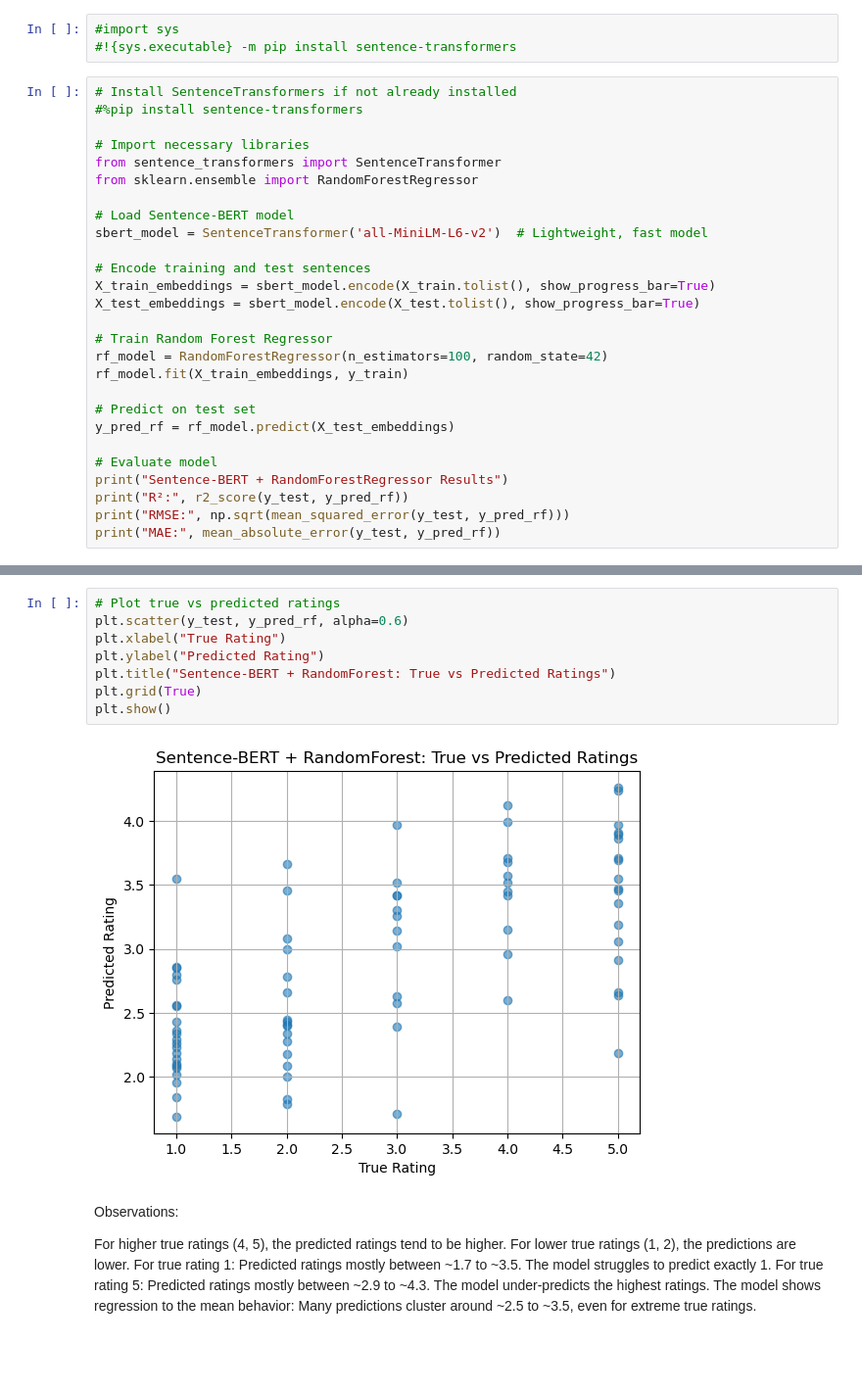
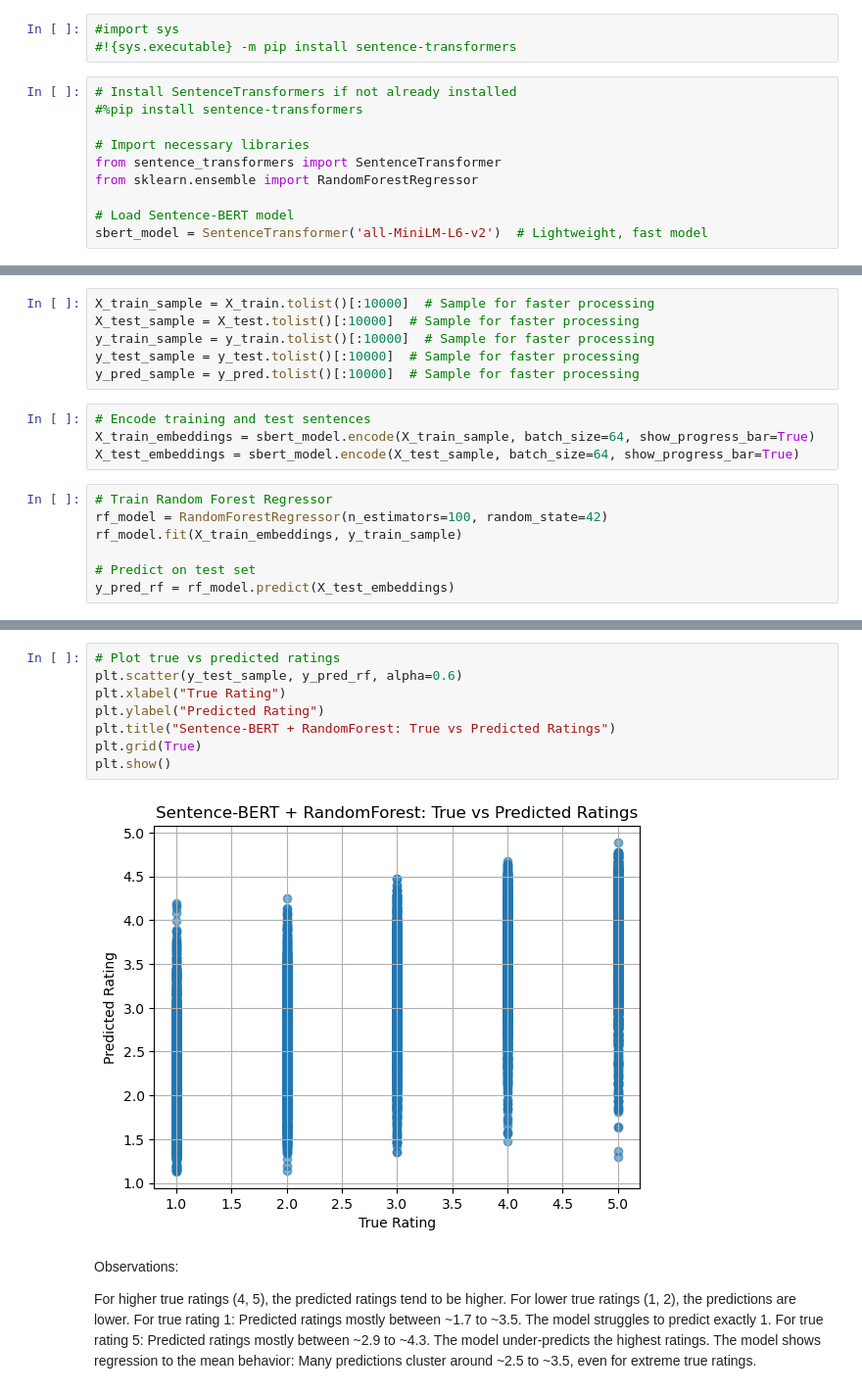
Before and after one commit to bigthinkertoo/AAI-510-Group-7, a Jupyter notebook: AA510_Rating_Prediction.ipynb, the cells around one changed output, grey strips where cells are left out. Shown at 98% size. Cells and saved outputs as stored; diff of their text form; blank space fills up the shorter version.

```diff
--- a/AA510_Rating_Prediction.ipynb
+++ b/AA510_Rating_Prediction.ipynb
@@ -483,20 +487,3 @@ from sklearn.ensemble import RandomForestRegressor
 
 # Load Sentence-BERT model
 sbert_model = SentenceTransformer('all-MiniLM-L6-v2')  # Lightweight, fast model
-
-# Encode training and test sentences
-X_train_embeddings = sbert_model.encode(X_train.tolist(), show_progress_bar=True)
-X_test_embeddings = sbert_model.encode(X_test.tolist(), show_progress_bar=True)
-
-# Train Random Forest Regressor
-rf_model = RandomForestRegressor(n_estimators=100, random_state=42)
-rf_model.fit(X_train_embeddings, y_train)
-
-# Predict on test set
-y_pred_rf = rf_model.predict(X_test_embeddings)
-
-# Evaluate model
-print("Sentence-BERT + RandomForestRegressor Results")
-print("R²:", r2_score(y_test, y_pred_rf))
-print("RMSE:", np.sqrt(mean_squared_error(y_test, y_pred_rf)))
-print("MAE:", mean_absolute_error(y_test, y_pred_rf))
@@ -504,0 +490,17 @@ AttributeError: module 'x509' has no attribute 'VerifiedClient'
+# %%
+X_train_sample = X_train.tolist()[:10000]  # Sample for faster processing
+X_test_sample = X_test.tolist()[:10000]  # Sample for faster processing
+y_train_sample = y_train.tolist()[:10000]  # Sample for faster processing
+y_test_sample = y_test.tolist()[:10000]  # Sample for faster processing
+y_pred_sample = y_pred.tolist()[:10000]  # Sample for faster processing
+# %%
+# Encode training and test sentences
+X_train_embeddings = sbert_model.encode(X_train_sample, batch_size=64, show_progress_bar=True)
+X_test_embeddings = sbert_model.encode(X_test_sample, batch_size=64, show_progress_bar=True)
+# %%
+# Train Random Forest Regressor
+rf_model = RandomForestRegressor(n_estimators=100, random_state=42)
+rf_model.fit(X_train_embeddings, y_train_sample)
+
+# Predict on test set
+y_pred_rf = rf_model.predict(X_test_embeddings)
@@ -505,13 +518,13 @@ AttributeError: module 'x509' has no attribute 'VerifiedClient'
 # %%
 # Plot true vs predicted ratings
-plt.scatter(y_test, y_pred_rf, alpha=0.6)
+plt.scatter(y_test_sample, y_pred_rf, alpha=0.6)
 plt.xlabel("True Rating")
 plt.ylabel("Predicted Rating")
 plt.title("Sentence-BERT + RandomForest: True vs Predicted Ratings")
 plt.grid(True)
 plt.show()
 # %% [output]
-[figure, old version]
+[figure, new version]
 # %% [markdown]
 Observations:
 
```
Also changed, not shown: parts of 6 cells of this notebook.
